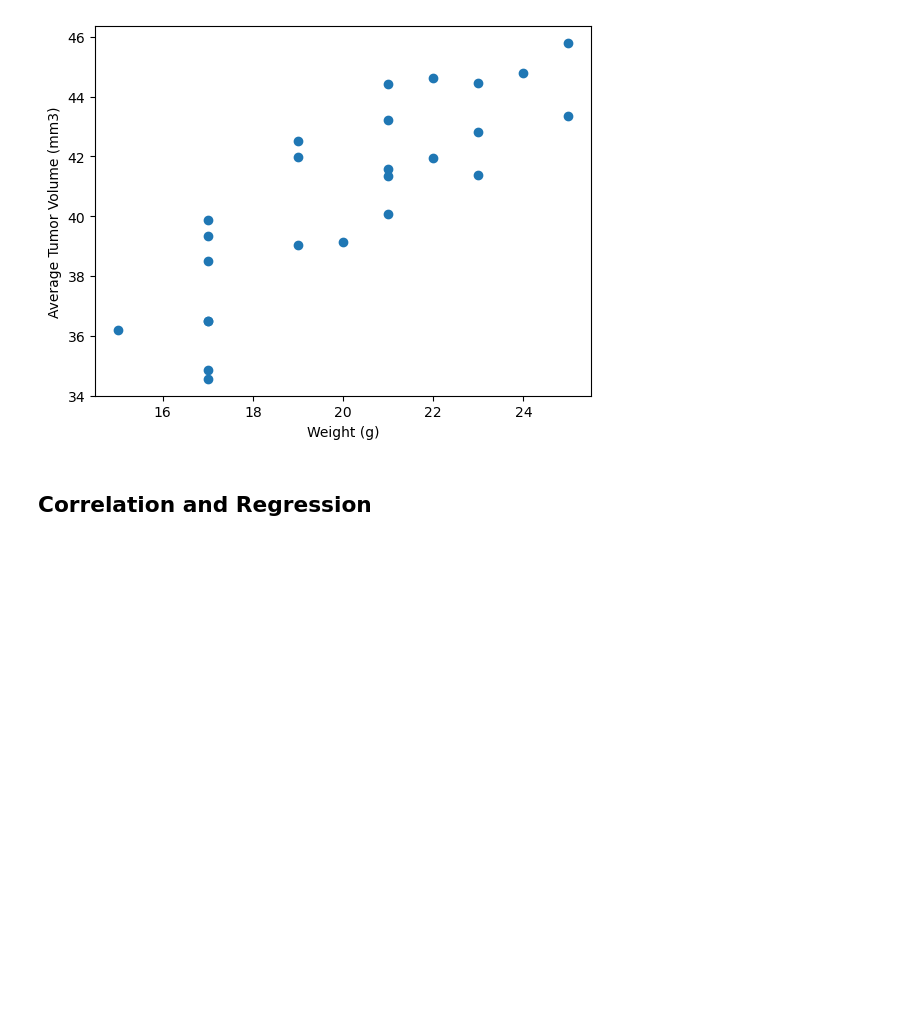
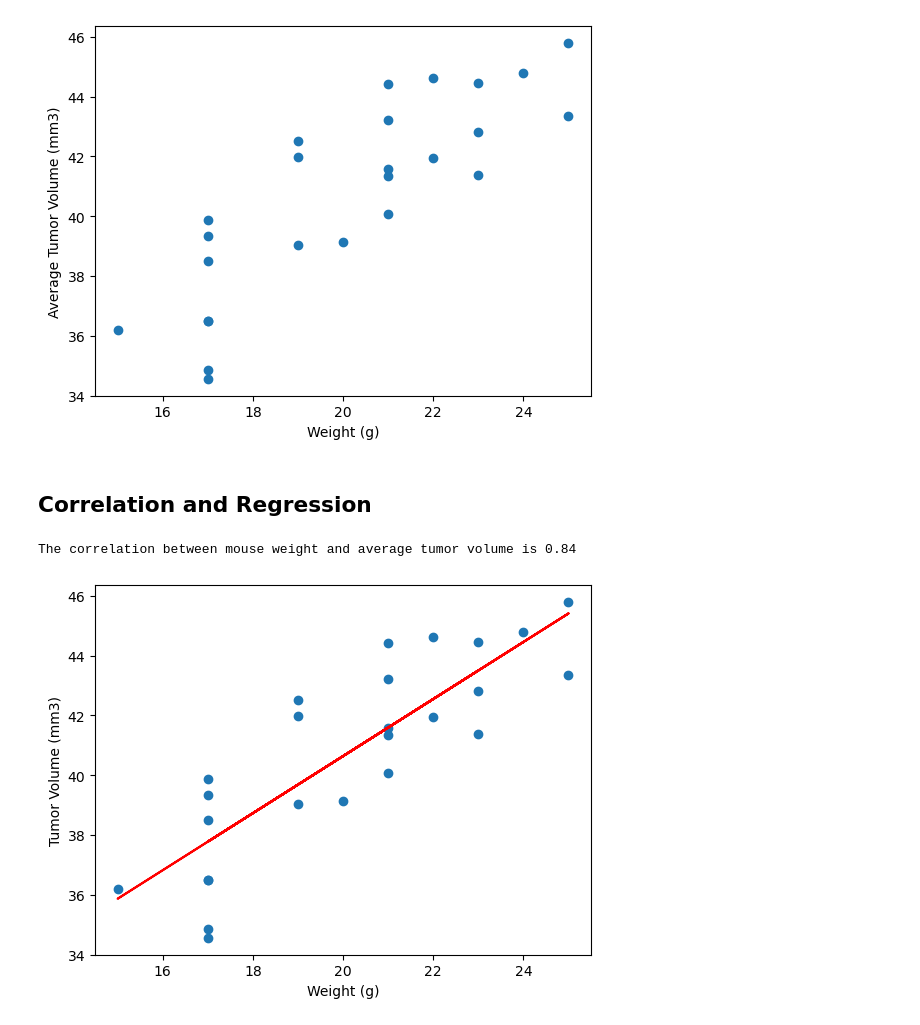
Before and after one commit to M-Soriano/Matplotlib, a Jupyter notebook: pymaceuticals_starter.ipynb, the cells around one changed output. Drawn from its saved outputs; the diff is of its cells as text; code cells hidden in the pictures; blank space fills up the shorter version.

Commit message:
In pymaceuticals.starter.ipynb, added correlation and regression section

```diff
--- a/pymaceuticals_starter.ipynb
+++ b/pymaceuticals_starter.ipynb
@@ -318,0 +317,17 @@ plt.show()
+# %%
+# Calculate the correlation coefficient and a linear regression model
+# for mouse weight and average observed tumor volume for the entire Capomulin regimen
+correlation = round(st.pearsonr(avg_data["Weight (g)"],avg_data["Tumor Volume (mm3)"])[0],2)
+print(f"The correlation between mouse weight and average tumor volume is {correlation}")
+#regression
+(slope, intercept, rvalue, pvalue, stderr) = linregress(avg_data["Weight (g)"], avg_data["Tumor Volume (mm3)"])
+#regression
+regression= avg_data["Weight (g)"]  * slope + intercept
+plt.scatter(avg_data["Weight (g)"], avg_data["Tumor Volume (mm3)"])
+plt.plot(avg_data["Weight (g)"], regression, color="red")
+plt.xlabel("Weight (g)")
+plt.ylabel("Tumor Volume (mm3)")
+plt.show()
+# %% [output]
+The correlation between mouse weight and average tumor volume is 0.84
+[figure, added]
```
Also changed, not shown: parts of 3 cells of this notebook.
